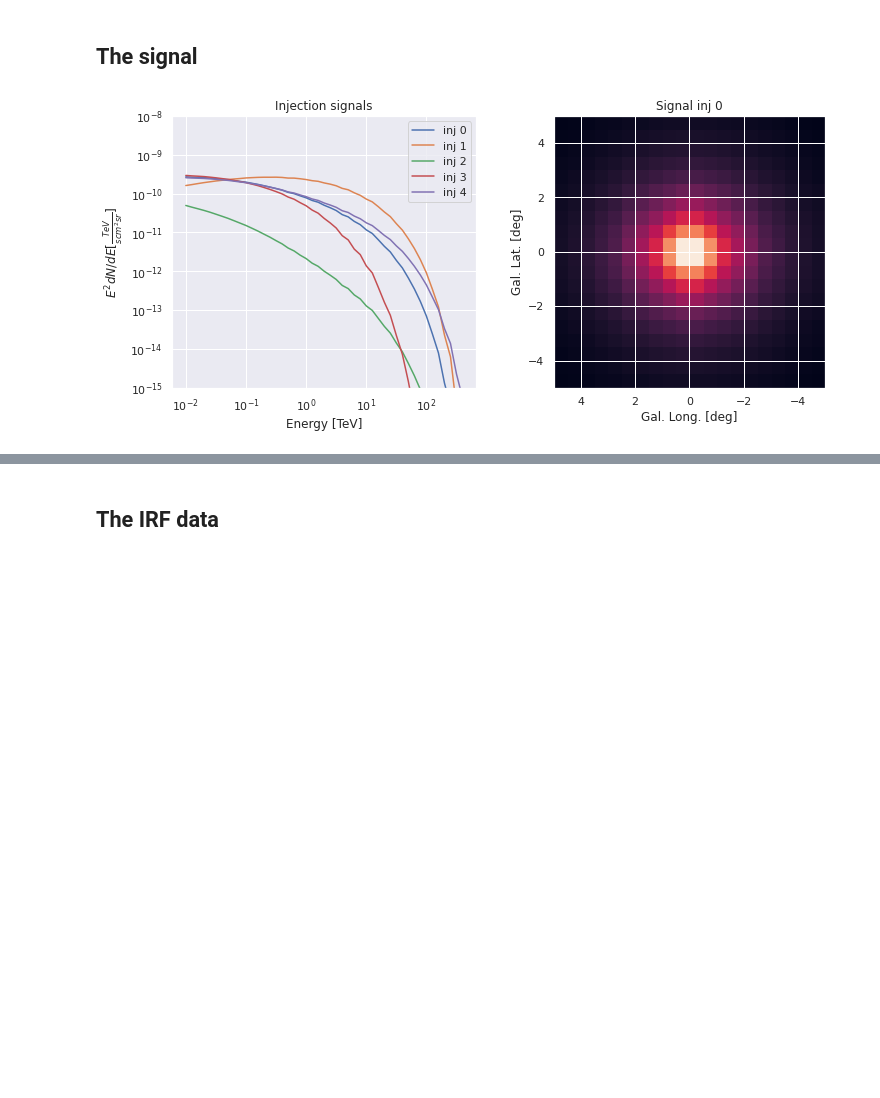
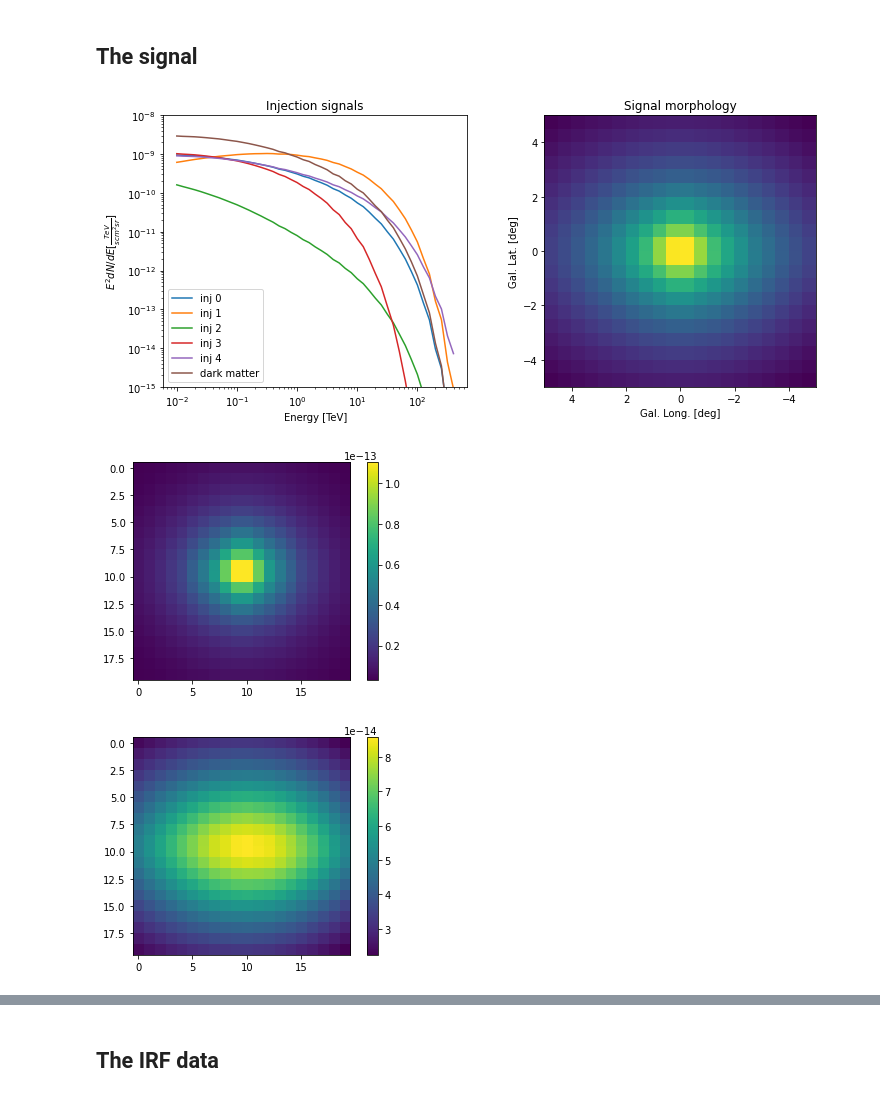
Before and after one commit to Harm1995/CTA-sensitivity, a Jupyter notebook: Count_maps.ipynb, the cells around one changed output, grey strips where cells are left out. Drawn from its saved outputs; the diff is of its cells as text; code cells hidden in the pictures; blank space fills up the shorter version.

```diff
--- a/Count_maps.ipynb
+++ b/Count_maps.ipynb
@@ -28,8 +28,6 @@ from scipy.stats import norm
 import seaborn as sns
 import time
 from tqdm.auto import tqdm, trange
-
-sns.set()
 # %%
 roi = 5
 TeV = 10**-6
@@ -196,45 +222,61 @@ plt.show()
 # %% [markdown]
 ## The signal
 # %%
-path_to_signal = '/content/drive/My Drive/Colab Notebooks/data_txt_files/NB_and_F98/'
+path_to_signal = '/content/drive/My Drive/Colab Notebooks/data_txt_files/new_signal/'
+
 NB_ring_maps = []
 F98_ring_maps = []
-injections = ['inj0','inj1', 'inj2', 'inj3', 'inj4']
-for inj in injections:
-  temp_map = []
-  temp_map2 = []
-  for ring in range(1,5):
-    NB_map = np.roll(fits.getdata(path_to_signal + 'NB_ring_'+ str(ring) +'_' + inj + '.fits', ext=0), 360, axis=2)[:, (180 - roi * 2):(180 + roi * 2), (360 - roi * 2):(360 + roi * 2)]
-    F98_map = np.roll(fits.getdata(path_to_signal + 'NB_ring_'+ str(ring) +'_' + inj +  '.fits', ext=0), 360, axis=2)[:, (180 - roi * 2):(180 + roi * 2), (360 - roi * 2):(360 + roi * 2)]
-    temp_map.append(NB_map)
-    temp_map2.append(F98_map)
-  tot1 = temp_map[0] + temp_map[1] + temp_map[2] + temp_map[3]
-  tot2 = temp_map2[0] + temp_map2[1] + temp_map2[2] + temp_map2[3]
-  NB_ring_maps.append(tot1)
-  F98_ring_maps.append(tot2)
+
+for i in range(0,5):
+  NB_map = np.roll(fits.getdata(path_to_signal + 'ics_anisotropic_mapcube_56_NB_inj' + str(i) +'.gz', ext=0), 360, axis=2)[:, (180 - roi * 2):(180 + roi * 2), (360 - roi * 2):(360 + roi * 2)]
+  F98_map = np.roll(fits.getdata(path_to_signal + 'ics_anisotropic_mapcube_56_F98bar_inj' + str(i) +'.gz', ext=0), 360, axis=2)[:, (180 - roi * 2):(180 + roi * 2), (360 - roi * 2):(360 + roi * 2)]
+  NB_ring_maps.append(NB_map)
+  F98_ring_maps.append(F98_map)
+
 
 NB_ring_maps = np.array(NB_ring_maps)
 F98_ring_maps = np.array(F98_ring_maps)
 
-l1 = [np.mean(NB_ring_maps[0][i] * energies[i]**2 * 10**6) for i in range(47)]
-l2 = [np.mean(NB_ring_maps[1][i] * energies[i]**2 * 10**6) for i in range(47)]
-l3 = [np.mean(NB_ring_maps[2][i] * energies[i]**2 * 10**6) for i in range(47)]
-l4 = [np.mean(NB_ring_maps[3][i] * energies[i]**2 * 10**6) for i in range(47)]
-l5 = [np.mean(NB_ring_maps[4][i] * energies[i]**2 * 10**6) for i in range(47)]
+signal_maps = NB_ring_maps + F98_ring_maps
+
+dark_matter = np.roll(fits.getdata(path_to_signal + 'ics_anisotropic_mapcube_56_NFW_inj0.gz', ext=0), 360, axis=2)[:, (180 - roi * 2):(180 + roi * 2), (360 - roi * 2):(360 + roi * 2)]
+dark_matter = np.array(dark_matter)
+
+
+l1 = [np.mean(signal_maps[0][i] * energies[i]**2 * 10**6) for i in range(47)]
+l2 = [np.mean(signal_maps[1][i] * energies[i]**2 * 10**6) for i in range(47)]
+l3 = [np.mean(signal_maps[2][i] * energies[i]**2 * 10**6) for i in range(47)]
+l4 = [np.mean(signal_maps[3][i] * energies[i]**2 * 10**6) for i in range(47)]
+l5 = [np.mean(signal_maps[4][i] * energies[i]**2 * 10**6) for i in range(47)]
+
+l6 = [np.mean(dark_matter[i] * energies[i]**2 * 10**6) for i in range(47)]
 
 fig,(ax, ax1) = plt.subplots(1,2, figsize = (12,5))
 ax.plot(energies, l1, label = "inj 0")
 ax.plot(energies, l2, label = "inj 1")
 ax.plot(energies, l3, label = "inj 2")
 ax.plot(energies, l4, label = "inj 3")
 ax.plot(energies, l5, label = "inj 4")
+ax.plot(energies, l6, label = "dark matter")
 ax.set(yscale = 'log', xscale= 'log', ylabel = r'$E^{2}dN/dE [\frac{TeV}{s cm^{2} sr}]$', xlabel = r'Energy [TeV]', title = 'Injection signals')
 ax.set_ylim(10**-15,10**-8)
 ax.legend()
 
 
-plot = ax1.imshow(NB_ring_maps[0][10], extent = [roi,-roi,-roi,roi])
-ax1.set(xlabel = "Gal. Long. [deg]", ylabel = "Gal. Lat. [deg]",  title = f'Signal inj 0')
+plot = ax1.imshow(signal_maps[3][10], extent = [roi,-roi,-roi,roi])
+ax1.set(xlabel = "Gal. Long. [deg]", ylabel = "Gal. Lat. [deg]",  title = f'Signal morphology')
 plt.show()
+
+
+plt.imshow(NB_ring_maps[0][10])
+plt.colorbar()
+plt.show()
+
+
+plt.imshow(F98_ring_maps[0][10])
+plt.colorbar()
+plt.show()
 # %% [output]
-[figure, old version]
+[figure, new version]
+[figure, added]
+[figure, added]
```
Also changed, not shown: parts of 25 cells of this notebook.
